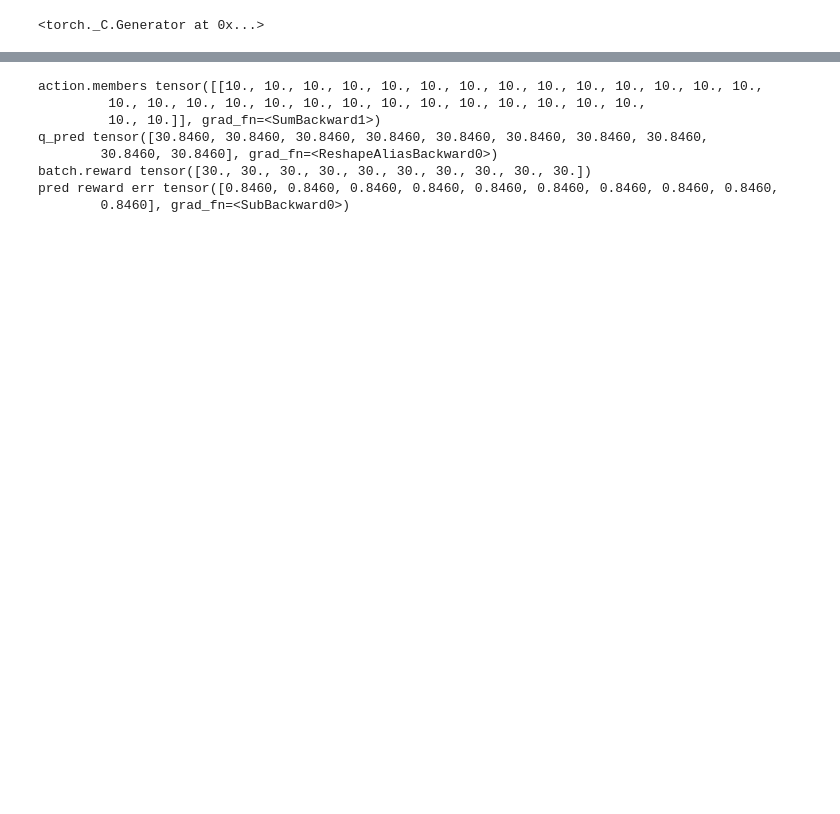
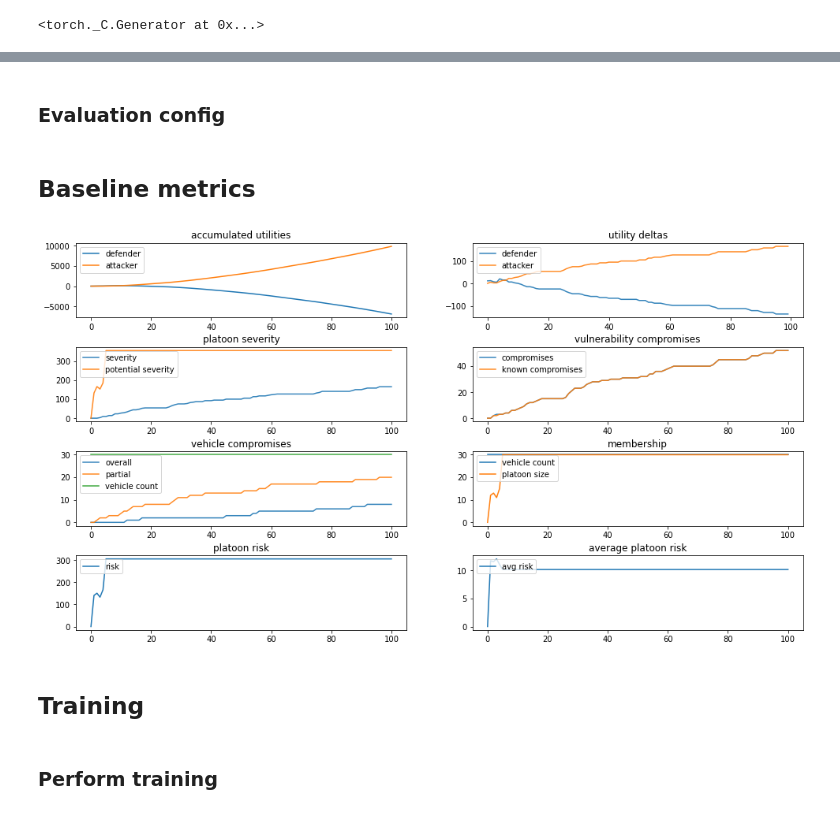
Before and after one commit to TeamDman/Vehicular-Game-Theory, a Jupyter notebook: platoongame/training.ipynb, the cells around one changed output, grey strips where cells are left out. Cells and saved outputs as stored; diff of their text form; code cells hidden in the pictures; blank space fills up the shorter version.

Commit message:
clean up training setup

```diff
--- a/platoongame/training.ipynb
+++ b/platoongame/training.ipynb
@@ -88,0 +104,4 @@ if load_checkpoint:
+# %%
+from memory import DequeReplayMemory
+
+memory = DequeReplayMemory(10000)
@@ -129,23 +134,21 @@ Warmup complete~!
-# %%
-from memory import TransitionTensorBatch
-
-batch = TransitionTensorBatch.cat(trainer.memory.sample(10))
-batch.state.vehicles.std(dim=1)
-batch.state.vulnerabilities.std(dim=1)
-batch.reward
-
-proto_actions = defender.actor(batch.state)
-print("action.members", proto_actions.members.sum(dim=0))
-q_values = defender.critic(batch.state, proto_actions)
-print("q_pred", q_values)
-print("batch.reward", batch.reward)
-print("pred reward err", q_values - batch.reward)
-# %% [output]
-action.members tensor([[10., 10., 10., 10., 10., 10., 10., 10., 10., 10., 10., 10., 10., 10.,
-         10., 10., 10., 10., 10., 10., 10., 10., 10., 10., 10., 10., 10., 10.,
-         10., 10.]], grad_fn=<SumBackward1>)
-q_pred tensor([30.8460, 30.8460, 30.8460, 30.8460, 30.8460, 30.8460, 30.8460, 30.8460,
-        30.8460, 30.8460], grad_fn=<ReshapeAliasBackward0>)
-batch.reward tensor([30., 30., 30., 30., 30., 30., 30., 30., 30., 30.])
-pred reward err tensor([0.8460, 0.8460, 0.8460, 0.8460, 0.8460, 0.8460, 0.8460, 0.8460, 0.8460,
-        0.8460], grad_fn=<SubBackward0>)
+# %% [markdown]
+### Evaluation config
+# %%
+from evaluation import ModelEvaluator
+evaluator = ModelEvaluator(
+    defender_agent=defender,
+    attacker_agent=attacker,
+    game_config=game_config,
+    vehicle_provider=vehicle_provider,
+    memory=memory
+)
+# %% [markdown]
+## Baseline metrics
+# %%
+evaluator.get_episode_metrics(num_turns=100).plot()
+# %% [output]
+[figure, added]
+# %% [markdown]
+## Training
+# %% [markdown]
+### Perform training
```
Also changed, not shown: parts of 30 cells of this notebook, 21 other files.
